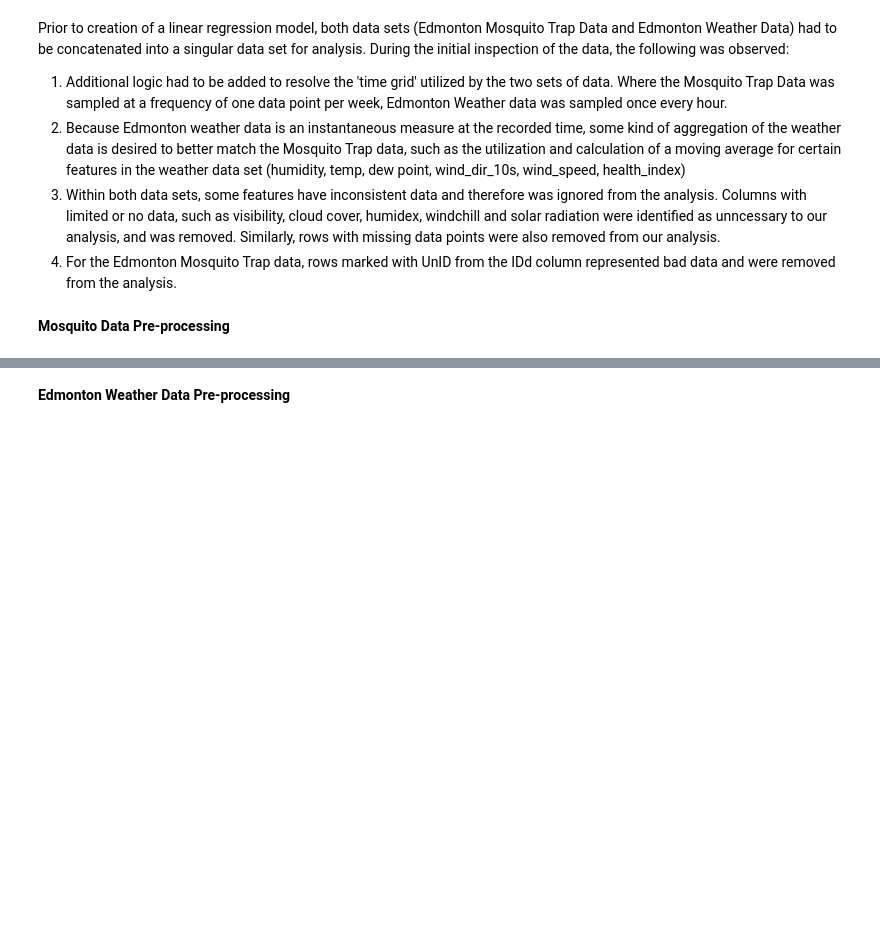
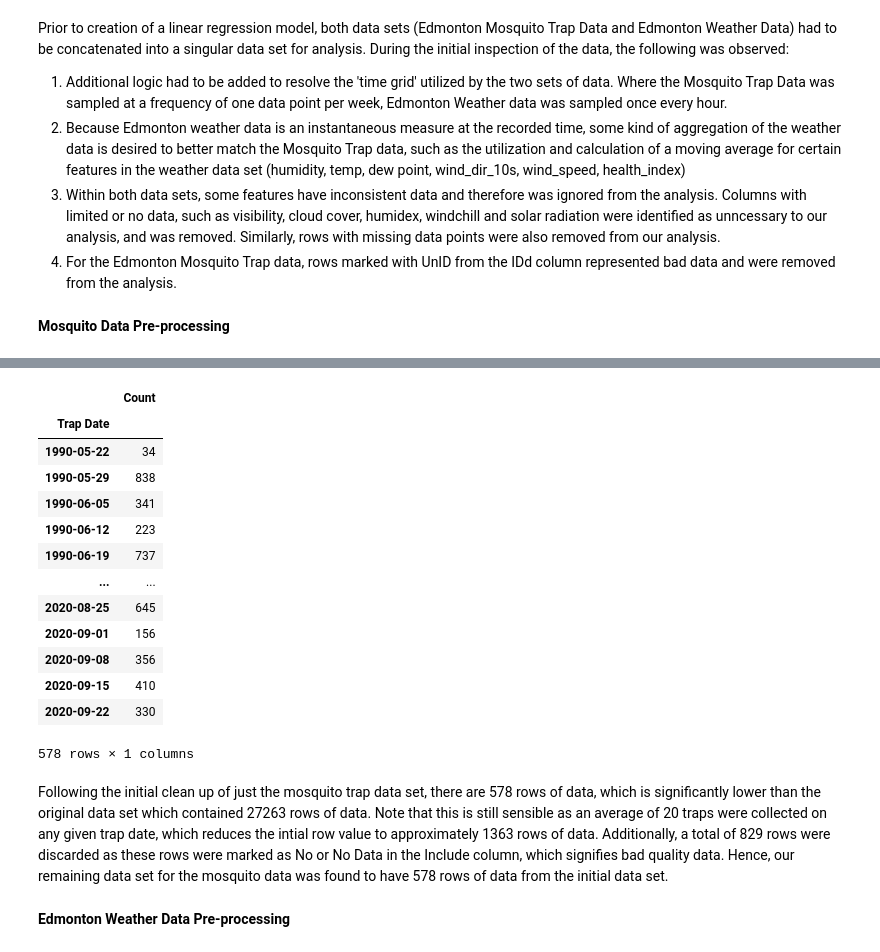
Before and after one commit to sharyar/vigilant-meme, a Jupyter notebook: task1_notebook.ipynb, the cells around one changed output, grey strips where cells are left out. Cells and saved outputs as stored; diff of their text form; code cells hidden in the pictures; blank space fills up the shorter version.

```diff
--- a/task1_notebook.ipynb
+++ b/task1_notebook.ipynb
@@ -24,5 +33,29 @@ Prior to creation of a linear regression model, both data sets (Edmonton Mosquit
 # %%
 import pandas as pd
 import numpy as np
 import matplotlib.pyplot as plt
 import seaborn as sns
+
+import helper_functions
+
+# Loading of the mosquito trap data set
+mosquito_df = pd.read_csv('data_files/Mosquito_Trap_Data.csv')
+
+# Using helper functions to clean mosquito data frame with previously discussed operations
+mosquito_df_all = helper_functions.clean_mosquito_df(mosquito_df, gender=None) # both male and female combined
+mosquito_df_all
+# %% [output]
+|  | Count |
+| Trap Date |  |
+| 1990-05-22 | 34 |
+| 1990-05-29 | 838 |
+| 1990-06-05 | 341 |
+| 1990-06-12 | 223 |
+| 1990-06-19 | 737 |
+| ... | ... |
+| 2020-08-25 | 645 |
+| 2020-09-01 | 156 |
+| 2020-09-08 | 356 |
+| 2020-09-15 | 410 |
+| 2020-09-22 | 330 |
+578 rows × 1 columns
@@ -46,2 +62,4 @@ mosquito_df.dropna()
+# %% [markdown]
+Following the initial clean up of just the mosquito trap data set, there are 578 rows of data, which is significantly lower than the original data set which contained 27263 rows of data. Note that this is still sensible as an average of 20 traps were collected on any given trap date, which reduces the intial row value to approximately 1363 rows of data. Additionally, a total of 829 rows were discarded as these rows were marked as No or No Data in the Include column, which signifies bad quality data. Hence, our remaining data set for the mosquito data was found to have 578 rows of data from the initial data set.
 # %% [markdown]
 <b>Edmonton Weather Data Pre-processing</b>
```
Also changed, not shown: parts of 70 cells of this notebook, 2 other files.
